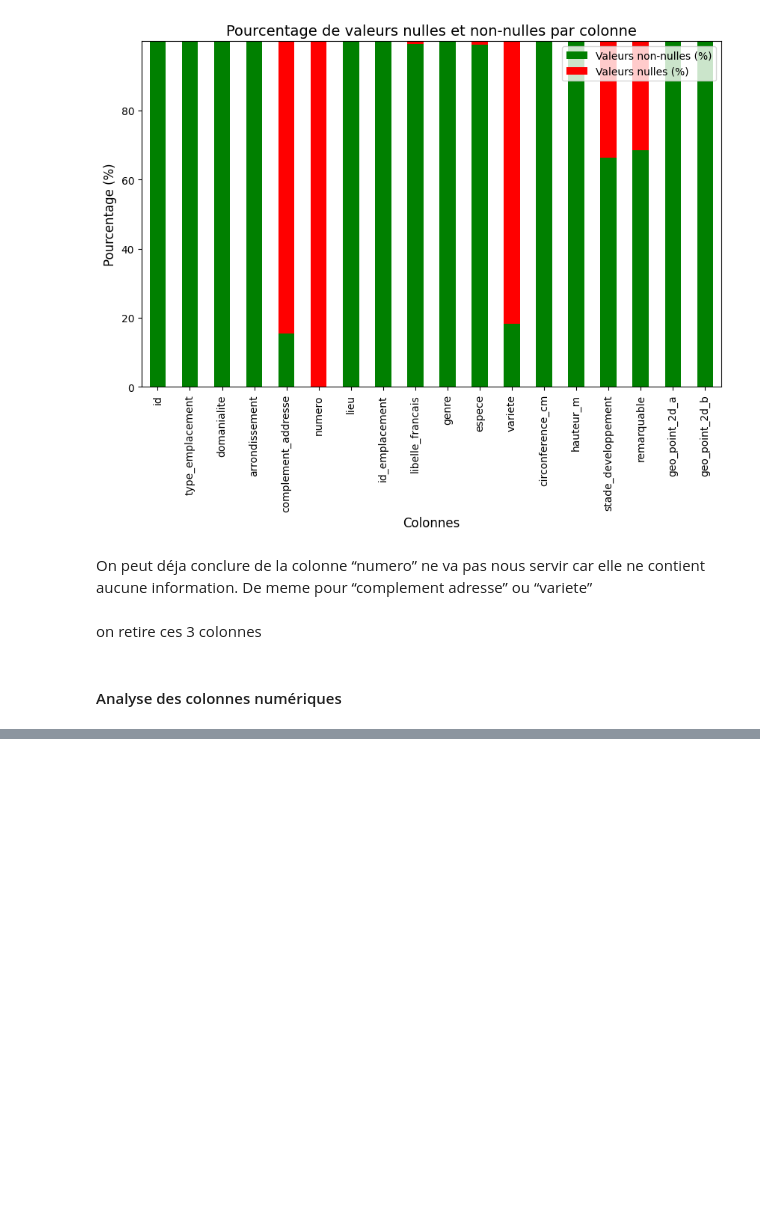
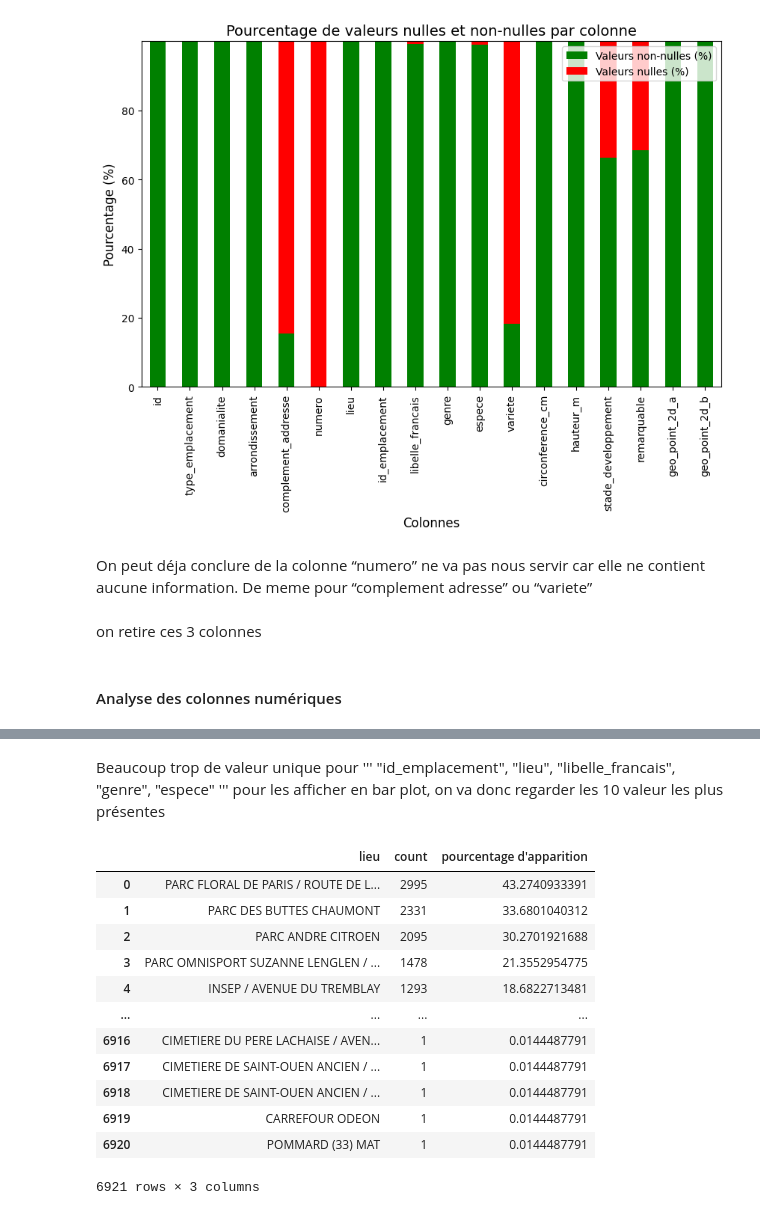
Before and after one commit to theotrc/OPC_PARIS_PROJ1, a Jupyter notebook: analysis.ipynb, the cells around one changed output, grey strips where cells are left out. Drawn from its saved outputs; the diff is of its cells as text; code cells hidden in the pictures; blank space fills up the shorter version.

```diff
--- a/analysis.ipynb
+++ b/analysis.ipynb
@@ -197,0 +151,2 @@ df[null_col]
+# %% [markdown]
+Beaucoup trop de valeur unique pour ''' "id_emplacement", "lieu", "libelle_francais", "genre", "espece" ''' pour les afficher en bar plot, on va donc regarder les 10 valeur les plus présentes
@@ -197,0 +157,17 @@ df[null_col]
+# %%
+test = {"lieu":df_lieu}
+test["lieu"]
+# %% [output]
+|  | lieu | count | pourcentage d'apparition |
+| 0 | PARC FLORAL DE PARIS / ROUTE DE L... | 2995 | 43.2740933391 |
+| 1 | PARC DES BUTTES CHAUMONT | 2331 | 33.6801040312 |
+| 2 | PARC ANDRE CITROEN | 2095 | 30.2701921688 |
+| 3 | PARC OMNISPORT SUZANNE LENGLEN / ... | 1478 | 21.3552954775 |
+| 4 | INSEP / AVENUE DU TREMBLAY | 1293 | 18.6822713481 |
+| ... | ... | ... | ... |
+| 6916 | CIMETIERE DU PERE LACHAISE / AVEN... | 1 | 0.0144487791 |
+| 6917 | CIMETIERE DE SAINT-OUEN ANCIEN / ... | 1 | 0.0144487791 |
+| 6918 | CIMETIERE DE SAINT-OUEN ANCIEN / ... | 1 | 0.0144487791 |
+| 6919 | CARREFOUR ODEON | 1 | 0.0144487791 |
+| 6920 | POMMARD (33) MAT | 1 | 0.0144487791 |
+6921 rows × 3 columns
```
Also changed, not shown: parts of 22 cells of this notebook.
